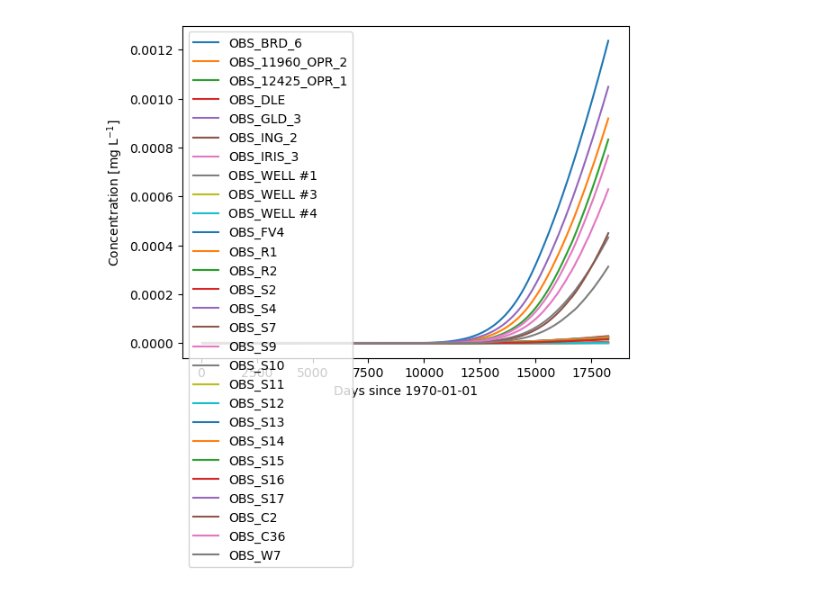
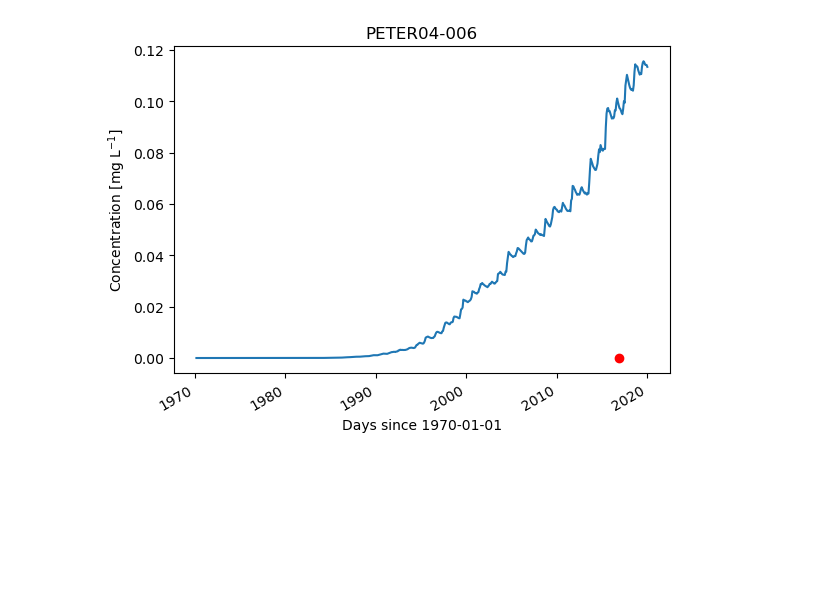
Before and after one commit to jackplogan33/peterson-modflow, a Jupyter notebook: notebooks/05-well-breakthrough.ipynb, the cells around one changed output. Saved outputs shown, nothing was run; the diff lists cells and outputs as text; code cells hidden in the pictures; blank space fills up the shorter version.

```diff
--- a/notebooks/05-well-breakthrough.ipynb
+++ b/notebooks/05-well-breakthrough.ipynb
@@ -67,17 +101,25 @@ plt.show()
-# %%
-fig, ax = plt.subplots()
-
-for column in conc.columns:
-    convertible_indexes = conc.index[conc[column].apply(is_convertible_to_float)].to_numpy()
-    well = conc.loc[convertible_indexes, column].to_numpy('float64')
-
-    if well.max() < 0.002:
-        ax.plot(convertible_indexes, well, label=column)
-        ax.set_ylabel('Concentration [mg L$^{-1}$]')
-        ax.set_xlabel('Days since 1970-01-01')
-
-ax.legend()
-
-plt.show()
-# %% [output]
-[figure, removed]
+# %%
+fig, ax = plt.subplots()
+
+convertible_indexes = pfos_wells.index[pfos_wells['PETER04-006'].apply(is_convertible_to_float)].to_numpy()
+well = pfos_wells.loc[convertible_indexes, 'PETER04-006'].to_numpy('float64')
+
+# Convert x-axis values (convertible_indexes) to datetime
+start_date = datetime(1970, 1, 1)
+date_indexes = [start_date + timedelta(days=int(x)) for x in convertible_indexes]
+
+ax.scatter(observations_pfos.SDate, observations_pfos['PETER04-006'] * 1e-9, c='r')
+ax.plot(date_indexes, well)#, label=column)
+ax.set_ylabel('Concentration [mg L$^{-1}$]')
+ax.set_xlabel('Days since 1970-01-01')
+
+ax.set_title('PETER04-006')
+# Format x-axis as dates
+ax.xaxis.set_major_formatter(mdates.DateFormatter('%Y'))  # Format the x-axis with dates
+fig.autofmt_xdate()  # Rotate date labels for better readability
+
+# ax.legend()
+
+plt.show()
+# %% [output]
+[figure, added]
```
Also changed, not shown: parts of 16 cells of this notebook, 4 other files.
